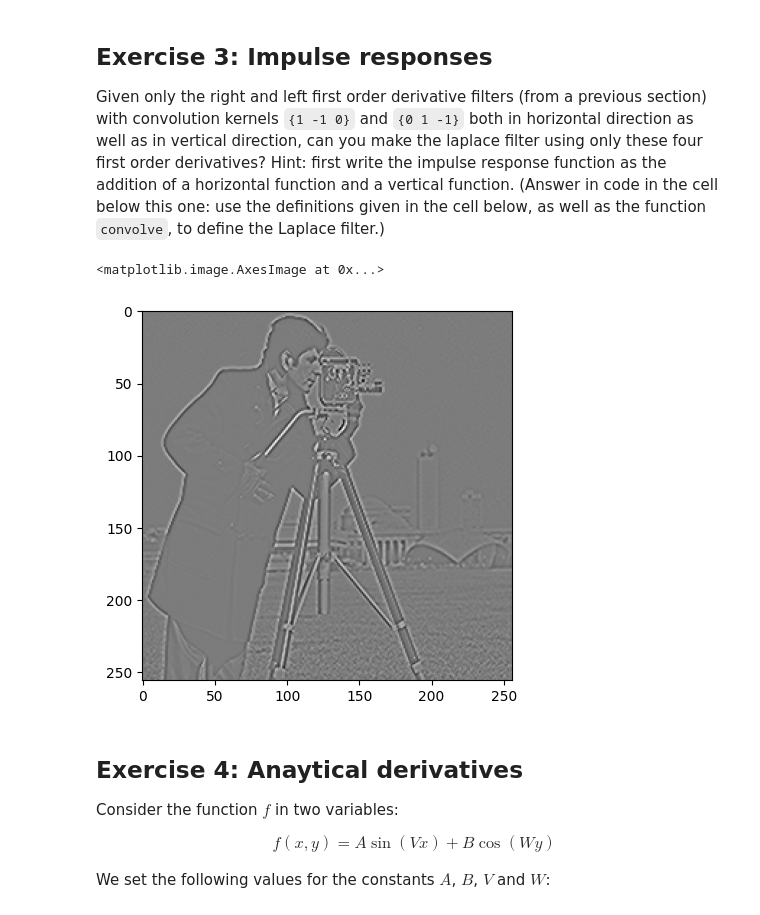
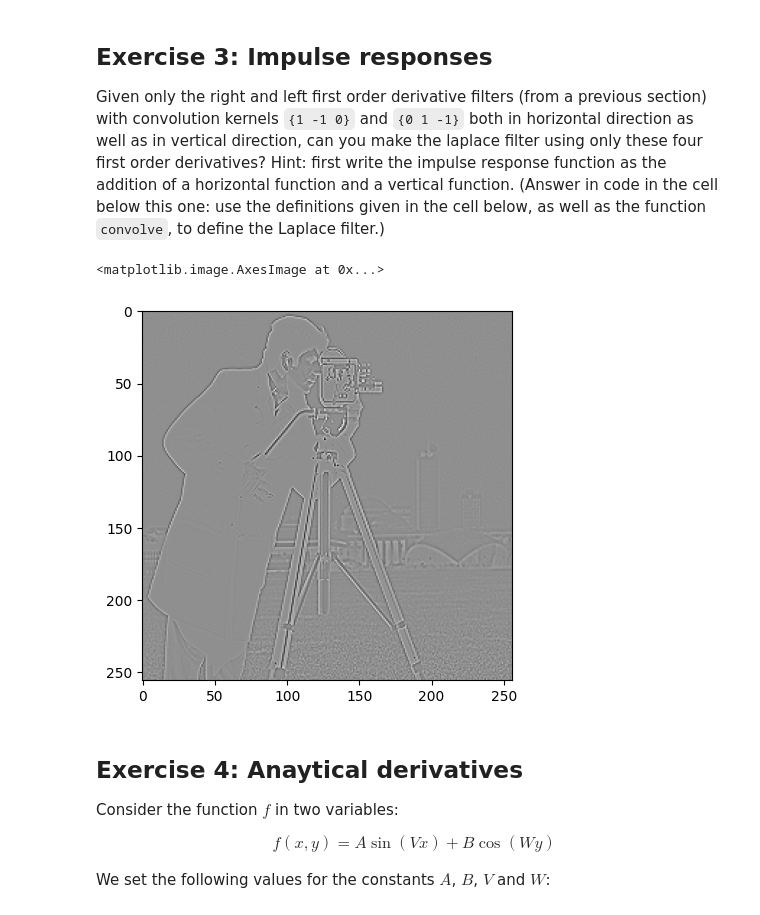
Before and after one commit to Joshua6125/computer-vision, a Jupyter notebook: week_3/3_convolutions_and_local_structure.ipynb, the cells around one changed output. Drawn from its saved outputs; the diff is of its cells as text; code cells hidden in the pictures.

```diff
--- a/week_3/3_convolutions_and_local_structure.ipynb
+++ b/week_3/3_convolutions_and_local_structure.ipynb
@@ -201,25 +201,22 @@ Given only the right and left first order derivative filters (from a previous se
 # %%
 def laplace_derivatives(I):
     """
     Using only the convolve function and these four filters, compute the laplace filter of I.
     """
     Dleft = np.array([[ 0,  1, -1]])
     Dright = np.array([[ 1, -1,  0]])
     Dup = Dleft.T
     Ddown = Dright.T
 
-    Dx = (Dleft + Dright) / 2
-    Dy = (Dup + Ddown) / 2
-
-    D2x = convolve(convolve(I, Dx), -Dx,)
-    D2y = convolve(convolve(I, Dy), -Dy,)
+    D2x = convolve(convolve(I, Dright), Dleft)
+    D2y = convolve(convolve(I, Ddown), Dup)
 
     return D2x + D2y
 
 plt.imshow(laplace_derivatives(Fcam))
 # %% [output]
 <matplotlib.image.AxesImage at 0x...>
-[figure, old version]
+[figure, new version]
 # %% [markdown]
 ## Exercise 4: Anaytical derivatives
 
```
Also changed, not shown: parts of 5 cells of this notebook.
